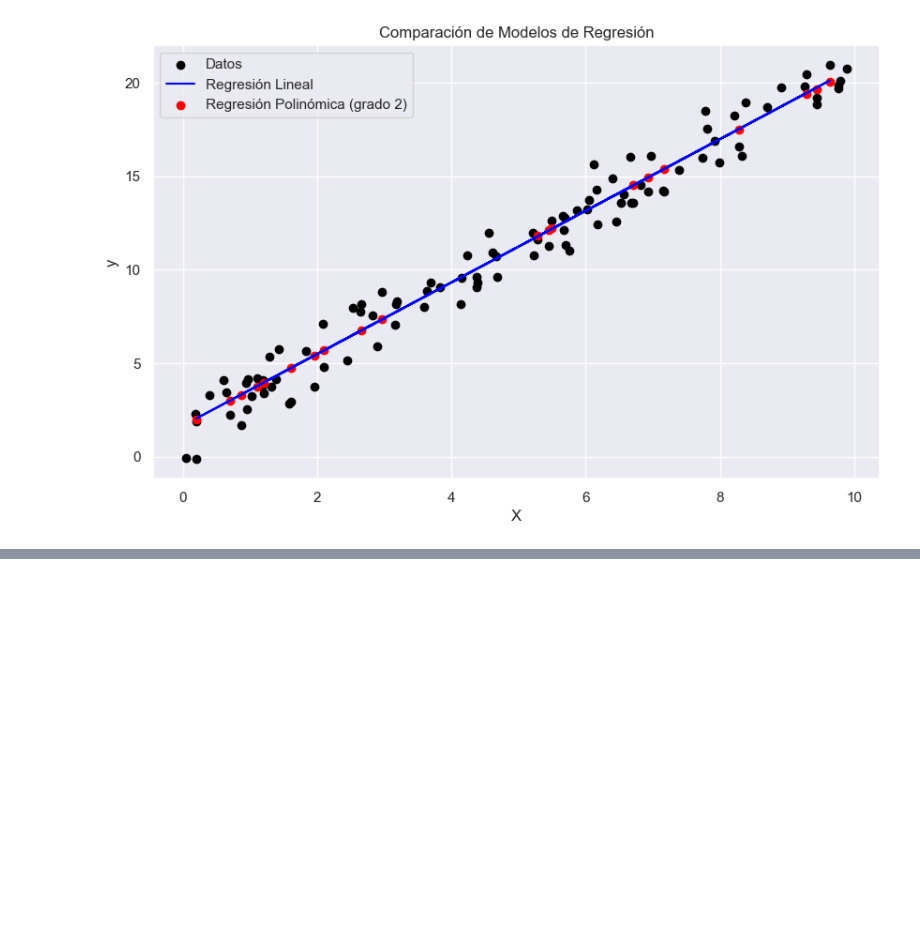
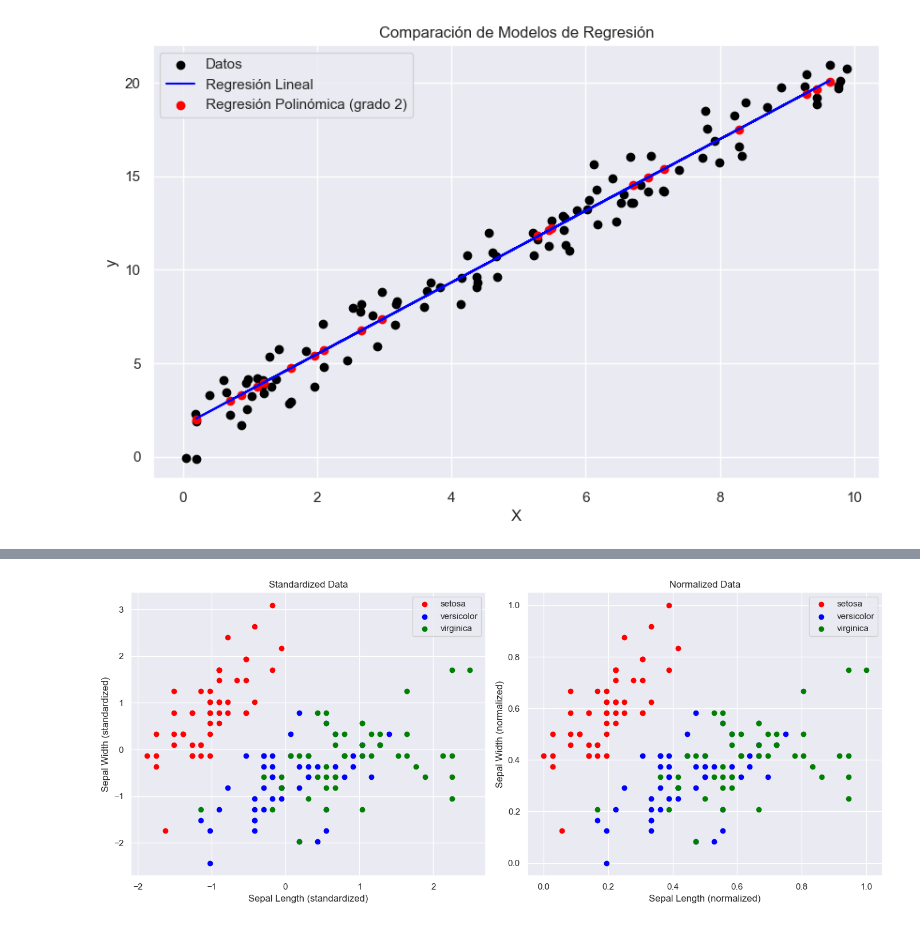
Before and after one commit to emilianostic/analisdedatos, a Jupyter notebook: datos/Scripts/AnalisisDatos.ipynb, the cells around one changed output, grey strips where cells are left out. Drawn from its saved outputs; the diff is of its cells as text; code cells hidden in the pictures; blank space fills up the shorter version.

```diff
--- a/datos/Scripts/AnalisisDatos.ipynb
+++ b/datos/Scripts/AnalisisDatos.ipynb
@@ -842,0 +887,56 @@ Polynomial Regression (degree 2) R^2: 0.9733467997168106
+# %%
+#Escalado y Normalización de datos: preprocesamiento de datos. Por ejemplo para nuevos tipos de flores cque son l´mites, por lo que se tiene que reentrenar el modelo.
+import pandas as pd
+from sklearn.datasets import load_iris
+from sklearn.preprocessing import StandardScaler, MinMaxScaler
+import matplotlib.pyplot as plt
+
+# Cargar el conjunto de datos Iris
+iris = load_iris()
+iris_df = pd.DataFrame(data=iris.data, columns=iris.feature_names)
+iris_df['species'] = iris.target
+
+# Separar las características y las etiquetas
+X = iris_df.iloc[:, :-1]
+y = iris_df.iloc[:, -1]
+
+# Escalado de los datos
+scaler = StandardScaler()
+X_scaled = scaler.fit_transform(X)
+
+# Normalización de los datos
+normalizer = MinMaxScaler()
+X_normalized = normalizer.fit_transform(X)
+
+# Crear un DataFrame para visualizar
+scaled_df = pd.DataFrame(X_scaled, columns=iris.feature_names)
+scaled_df['species'] = y
+
+normalized_df = pd.DataFrame(X_normalized, columns=iris.feature_names)
+normalized_df['species'] = y
+
+# Visualización
+plt.figure(figsize=(14, 6))
+
+plt.subplot(1, 2, 1)
+plt.scatter(scaled_df[scaled_df['species'] == 0].iloc[:, 0], scaled_df[scaled_df['species'] == 0].iloc[:, 1], label='setosa', c='red')
+plt.scatter(scaled_df[scaled_df['species'] == 1].iloc[:, 0], scaled_df[scaled_df['species'] == 1].iloc[:, 1], label='versicolor', c='blue')
+plt.scatter(scaled_df[scaled_df['species'] == 2].iloc[:, 0], scaled_df[scaled_df['species'] == 2].iloc[:, 1], label='virginica', c='green')
+plt.xlabel('Sepal Length (standardized)')
+plt.ylabel('Sepal Width (standardized)')
+plt.title('Standardized Data')
+plt.legend()
+
+plt.subplot(1, 2, 2)
+plt.scatter(normalized_df[normalized_df['species'] == 0].iloc[:, 0], normalized_df[normalized_df['species'] == 0].iloc[:, 1], label='setosa', c='red')
+plt.scatter(normalized_df[normalized_df['species'] == 1].iloc[:, 0], normalized_df[normalized_df['species'] == 1].iloc[:, 1], label='versicolor', c='blue')
+plt.scatter(normalized_df[normalized_df['species'] == 2].iloc[:, 0], normalized_df[normalized_df['species'] == 2].iloc[:, 1], label='virginica', c='green')
+plt.xlabel('Sepal Length (normalized)')
+plt.ylabel('Sepal Width (normalized)')
+plt.title('Normalized Data')
+plt.legend()
+
+plt.tight_layout()
+plt.show()
+# %% [output]
+[figure, added]
```
Also changed, not shown: parts of 32 cells of this notebook.
